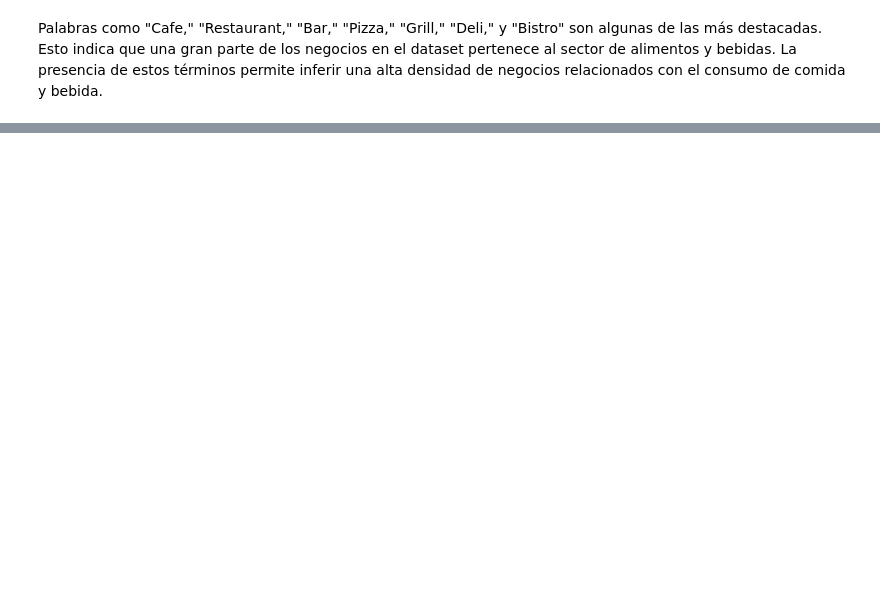
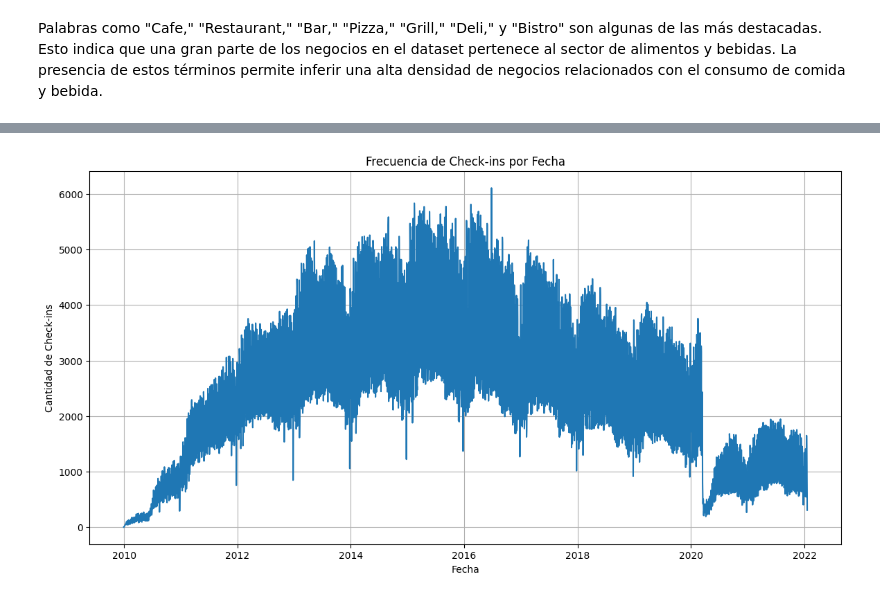
Before and after one commit to negoveron/PF_GY_DPT10, a Jupyter notebook: EDA/EDA.ipynb, the cells around one changed output, grey strips where cells are left out. Cells and saved outputs as stored; diff of their text form; code cells hidden in the pictures; blank space fills up the shorter version.

```diff
--- a/EDA/EDA.ipynb
+++ b/EDA/EDA.ipynb
@@ -747,0 +802,12 @@ Name: count, dtype: int64
+# %%
+# Asegura que todos los valores en 'date' sean cadenas, reemplazando NaN o valores no válidos
+df_checkin['date'] = df_checkin['date'].astype(str)
+
+# Expande las fechas en filas individuales
+df_checkin = df_checkin.assign(date=df_checkin['date'].str.split(',')).explode('date')
+
+# Elimina espacios en blanco adicionales al inicio o final de cada fecha
+df_checkin['date'] = df_checkin['date'].str.strip()
+
+# Convierte las fechas al tipo datetime
+df_checkin['date'] = pd.to_datetime(df_checkin['date'], format='%Y-%m-%d %H:%M:%S', errors='coerce')
@@ -747,0 +835,14 @@ Name: count, dtype: int64
+# %%
+# Conteo de check-ins por fecha
+checkins_by_date = df_checkin['date'].dt.date.value_counts().sort_index()
+
+# Gráfico de la frecuencia de check-ins por fecha
+plt.figure(figsize=(14, 7))
+checkins_by_date.plot()
+plt.title('Frecuencia de Check-ins por Fecha')
+plt.xlabel('Fecha')
+plt.ylabel('Cantidad de Check-ins')
+plt.grid(True)
+plt.show()
+# %% [output]
+[figure, added]
```
Also changed, not shown: parts of 138 cells of this notebook.
